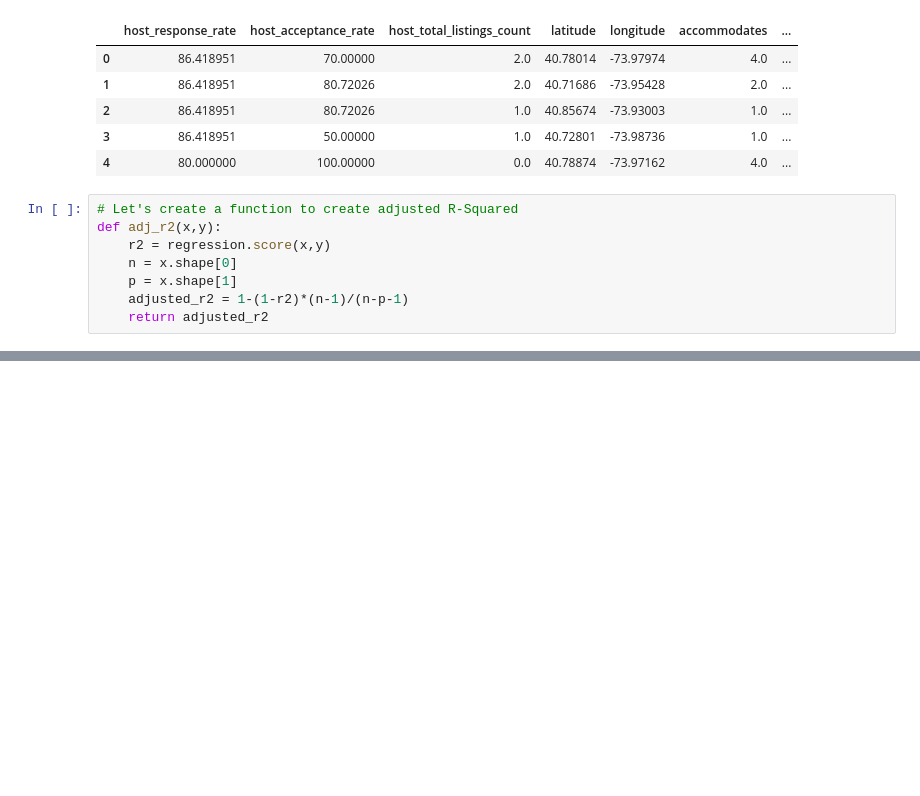
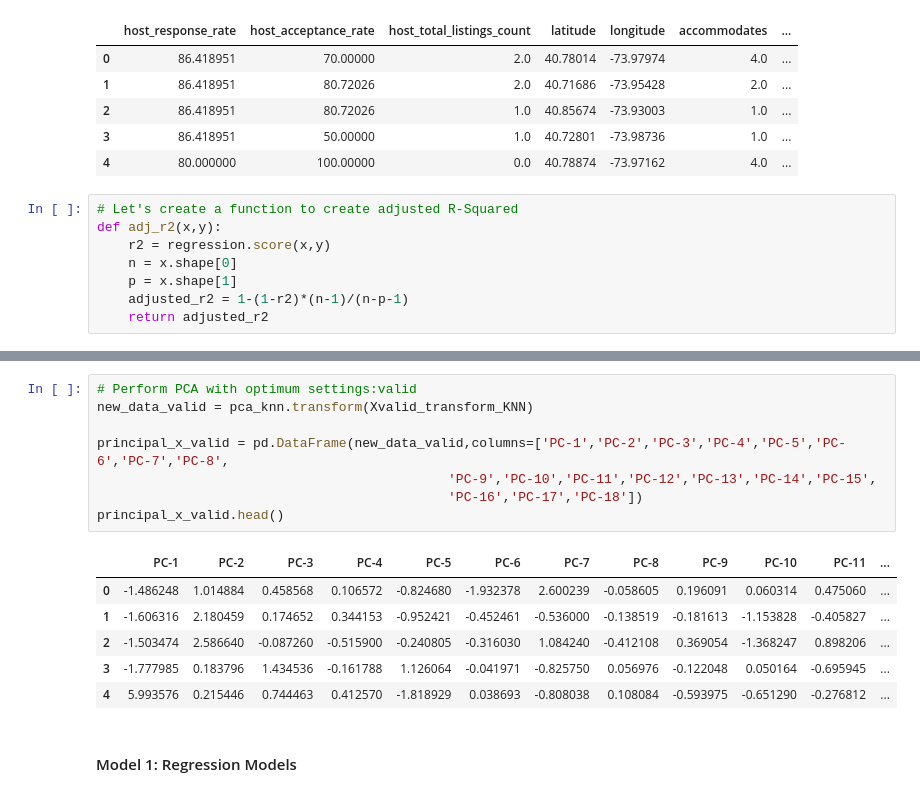
Before and after one commit to obeabi/SDSDecember2020Challenge, a Jupyter notebook: model_v1.ipynb, the cells around one changed output, grey strips where cells are left out. Drawn from its saved outputs; the diff is of its cells as text; blank space fills up the shorter version.

```diff
--- a/model_v1.ipynb
+++ b/model_v1.ipynb
@@ -691,0 +786,17 @@ def adj_r2(x,y):
+# %%
+# Perform PCA with optimum settings:valid
+new_data_valid = pca_knn.transform(Xvalid_transform_KNN)
+
+principal_x_valid = pd.DataFrame(new_data_valid,columns=['PC-1','PC-2','PC-3','PC-4','PC-5','PC-6','PC-7','PC-8',
+                                             'PC-9','PC-10','PC-11','PC-12','PC-13','PC-14','PC-15',
+                                             'PC-16','PC-17','PC-18'])
+principal_x_valid.head()
+# %% [output]
+|  | PC-1 | PC-2 | PC-3 | PC-4 | PC-5 | PC-6 | PC-7 | PC-8 | PC-9 | PC-10 | PC-11 | ... |
+| 0 | -1.486248 | 1.014884 | 0.458568 | 0.106572 | -0.824680 | -1.932378 | 2.600239 | -0.058605 | 0.196091 | 0.060314 | 0.475060 | ... |
+| 1 | -1.606316 | 2.180459 | 0.174652 | 0.344153 | -0.952421 | -0.452461 | -0.536000 | -0.138519 | -0.181613 | -1.153828 | -0.405827 | ... |
+| 2 | -1.503474 | 2.586640 | -0.087260 | -0.515900 | -0.240805 | -0.316030 | 1.084240 | -0.412108 | 0.369054 | -1.368247 | 0.898206 | ... |
+| 3 | -1.777985 | 0.183796 | 1.434536 | -0.161788 | 1.126064 | -0.041971 | -0.825750 | 0.056976 | -0.122048 | 0.050164 | -0.695945 | ... |
+| 4 | 5.993576 | 0.215446 | 0.744463 | 0.412570 | -1.818929 | 0.038693 | -0.808038 | 0.108084 | -0.593975 | -0.651290 | -0.276812 | ... |
+# %% [markdown]
+#### Model 1: Regression Models
```
Also changed, not shown: parts of 18 cells of this notebook.
